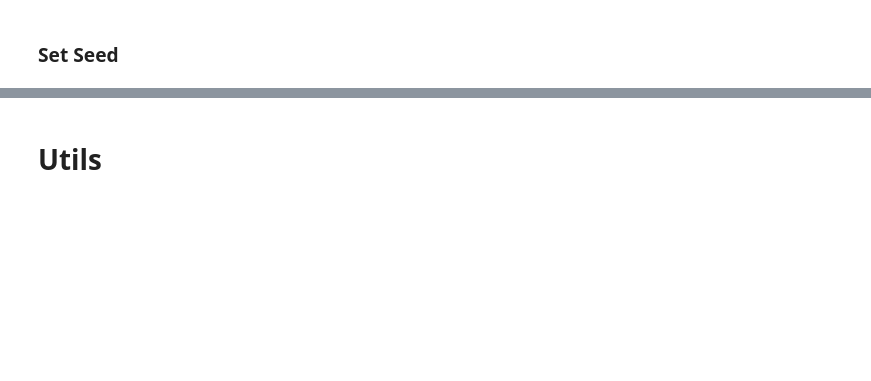
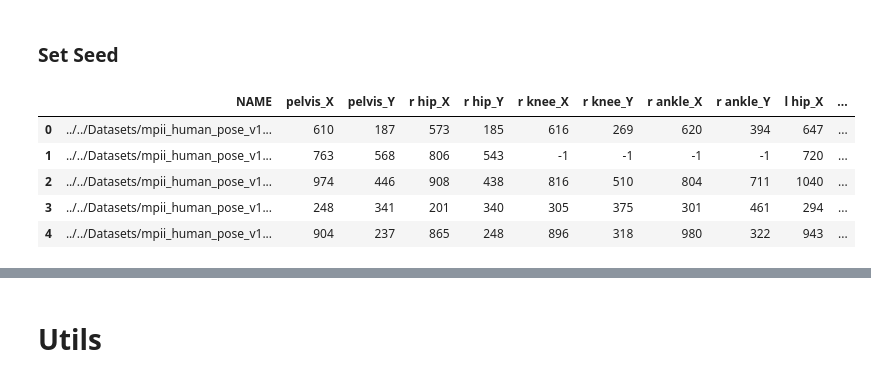
Before and after one commit to EverySports/Deep-Learning, a Jupyter notebook: Train.ipynb, the cells around one changed output, grey strips where cells are left out. Drawn from its saved outputs; the diff is of its cells as text; code cells hidden in the pictures; blank space fills up the shorter version.

```diff
--- a/Train.ipynb
+++ b/Train.ipynb
@@ -47,3 +27,25 @@ def seed_everything(seed):
     tf.random.set_seed(seed)
 
 seed_everything(SEED)
+# %%
+TRAIN_ROOT_PATH = f'../../Datasets/mpii_human_pose_v1'
+pd.set_option('display.max_columns', None)
+df_ = pd.read_csv(TRAIN_ROOT_PATH + f'/mpii_human_pose_v1_u12_2/mpii_dataset.csv')
+df_ = df_.iloc[:, 1:-3]
+
+df_ = df_.iloc[:, [0, 13, 14, 5, 6, 3, 4, 1, 2, 7, 8, 9, 10, 11, 12,
+                  15, 16, 17, 18, 19, 20, 27, 28, 29, 30, 31, 32, 25, 26, 23, 24, 21, 22]]
+spine = (np.array(df_.iloc[:, [15, 16]]) +  np.array(df_.iloc[:, [1, 2]])) // 2
+df_ = pd.concat([df_, pd.DataFrame(spine)], axis=1)
+df = df_.iloc[:, [0, 1, 2, 3, 4, 5, 6, 7, 8, 9, 10, 11, 12, 13, 14,
+                 33, 34, 15, 16, 17, 18, 19, 20, 21, 22, 23, 24, 25, 26, 27, 28, 29, 30, 31, 32]]
+df.rename(columns={0:'spine_X', 1:'spine_Y'}, inplace=True)
+df.iloc[:, 0] = TRAIN_ROOT_PATH + f'/images/' + df.iloc[:, 0]
+df.head()
+# %% [output]
+|  | NAME | pelvis_X | pelvis_Y | r hip_X | r hip_Y | r knee_X | r knee_Y | r ankle_X | r ankle_Y | l hip_X | ... |
+| 0 | ../../Datasets/mpii_human_pose_v1... | 610 | 187 | 573 | 185 | 616 | 269 | 620 | 394 | 647 | ... |
+| 1 | ../../Datasets/mpii_human_pose_v1... | 763 | 568 | 806 | 543 | -1 | -1 | -1 | -1 | 720 | ... |
+| 2 | ../../Datasets/mpii_human_pose_v1... | 974 | 446 | 908 | 438 | 816 | 510 | 804 | 711 | 1040 | ... |
+| 3 | ../../Datasets/mpii_human_pose_v1... | 248 | 341 | 201 | 340 | 305 | 375 | 301 | 461 | 294 | ... |
+| 4 | ../../Datasets/mpii_human_pose_v1... | 904 | 237 | 865 | 248 | 896 | 318 | 980 | 322 | 943 | ... |
```
Also changed, not shown: parts of 17 cells of this notebook.
